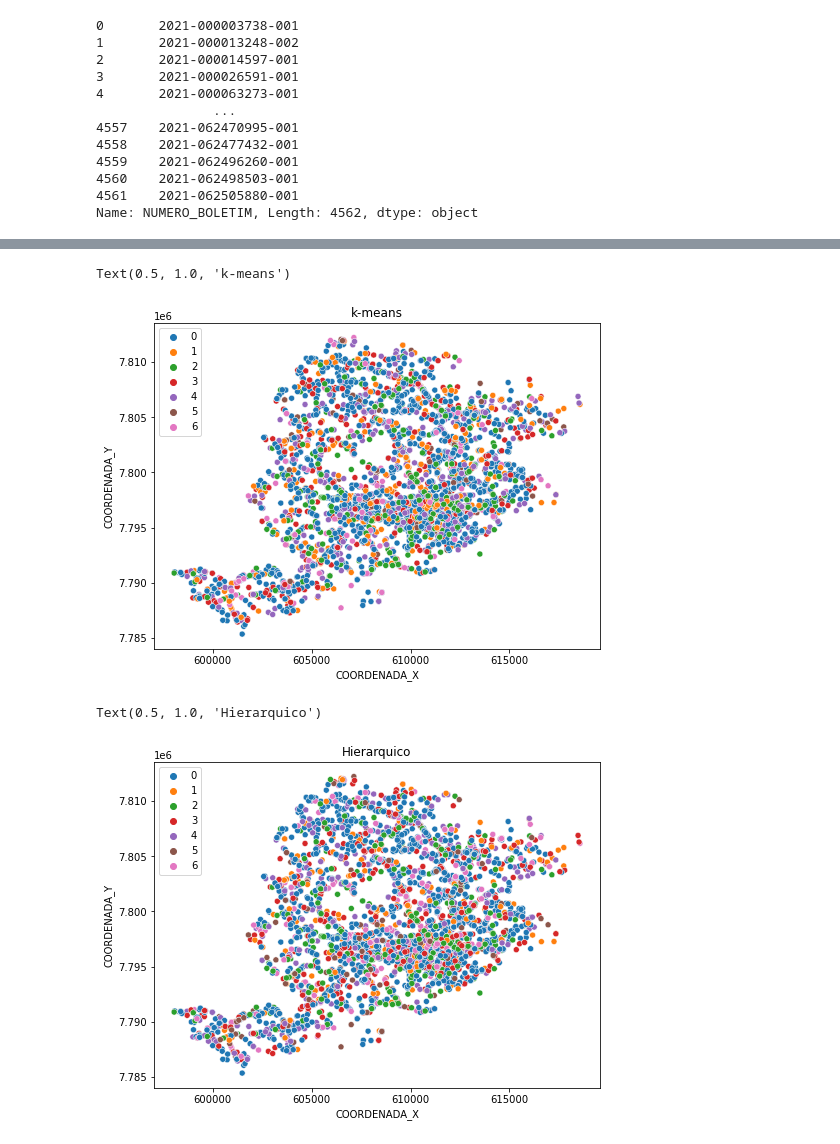
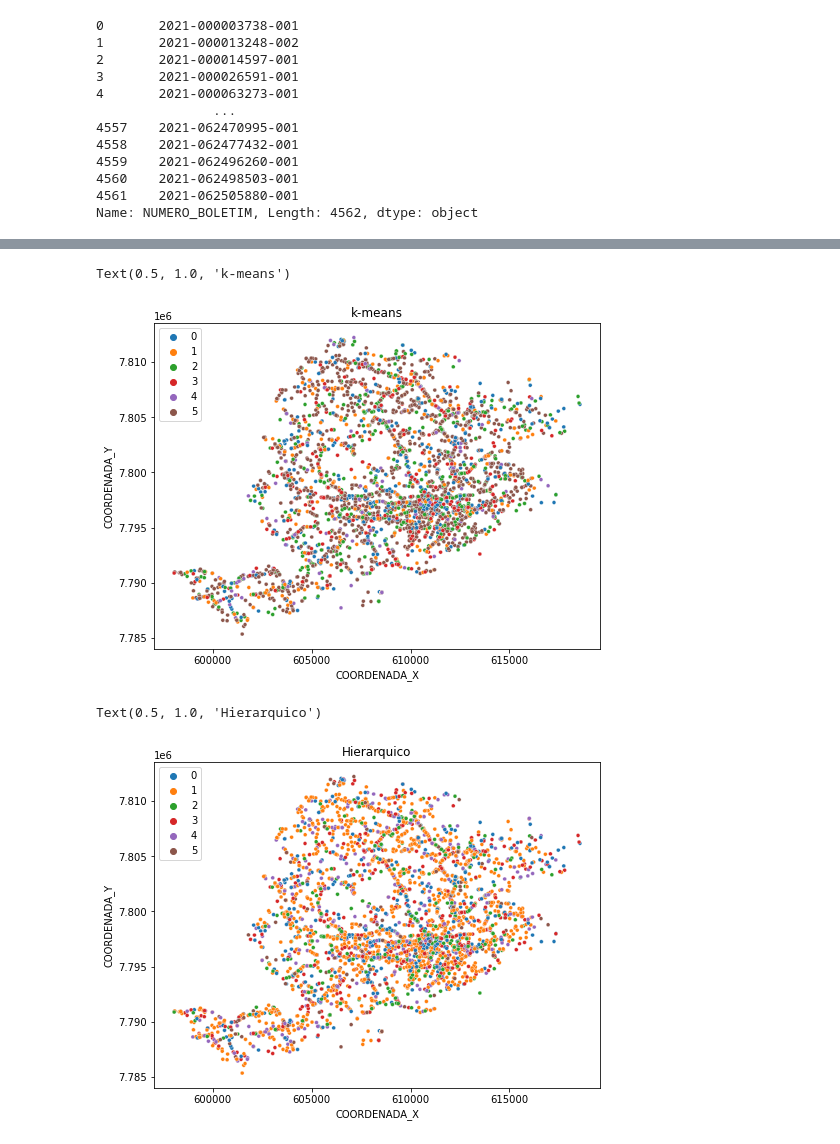
Before and after one commit to yasserbt1/cluster-acidentes-transito-bh, a Jupyter notebook: clusteracidentes.ipynb, the cells around one changed output, grey strips where cells are left out. Drawn from its saved outputs; the diff is of its cells as text; code cells hidden in the pictures.

```diff
--- a/clusteracidentes.ipynb
+++ b/clusteracidentes.ipynb
@@ -1107,7 +1188,7 @@ array = ohe.fit_transform(dff[['DESC_TIPO_ACIDENTE']]).toarray()
 dfbcol1 = ohe.categories_
 dfb1 = pd.DataFrame(array, columns=dfbcol1)
 # %%
-dfb1.columns=['ABALROAMENTOCOMVITIMA', 'ATROPELAMENTODEANIMALCOMVITIMA', 'ATROPELAMENTODEPESSOACOMVITIMAFATAL', 'ATROPELAMENTODEPESSOASEMVITIMAFATAL', 'CAPOTAMENTO/TOMBAMENTOCOMVITIMA', 'CHOQUEMECANICOCOMVITIMA', 'COLISAODEVEICULOSCOMVITIMA', 'OUTROSCOMVITIMA', 'QUEDADEPESSOADEVEICULO', 'QUEDADEVEICULOCOMVITIMA']
+dfb1.columns=['ABALROAMENTOCOMVITIMA', 'ATROPELAMENTODEPESSOASEMVITIMAFATAL', 'ATROPELAMENTODEPESSOASEMVITIMAFATAL', 'CAPOTAMENTO/TOMBAMENTOCOMVITIMA', 'CHOQUEMECANICOCOMVITIMA', 'COLISAODEVEICULOSCOMVITIMA', 'OUTROSCOMVITIMA', 'QUEDADEPESSOADEVEICULO', 'QUEDADEVEICULOCOMVITIMA']
 # %%
 dffinal.DESC_TIPO_ACIDENTE.value_counts()
 # %% [output]
@@ -1195,7 +1275,6 @@ dff.columns=[                        'NUMERO_BOLETIM',
                                    'Embreagues',
                      'ABALROAMENTOCOMVITIMA',
             'ATROPELAMENTODEANIMALCOMVITIMA',
-       'ATROPELAMENTODEPESSOACOMVITIMAFATAL',
        'ATROPELAMENTODEPESSOASEMVITIMAFATAL',
            'CAPOTAMENTO/TOMBAMENTOCOMVITIMA',
                    'CHOQUEMECANICOCOMVITIMA',
@@ -1337,8 +1414,7 @@ Index(['COORDENADA_X', 'COORDENADA_Y', 'HORA', 'd_sem', 'F_cond', 'M_cond',
 dff_scaler = pd.DataFrame(data=minmax, columns=['COORDENADA_X', 'COORDENADA_Y', 'HORA', 'd_sem', 'F_cond', 'M_cond', 'veic1',
        'veic2', 'veic3', 'veic4', 'veic5', 'MORTOS', 'FERIDOS',
        'SEMFERIMENTOS', 'Embreagues', 'ABALROAMENTOCOMVITIMA',
-       'ATROPELAMENTODEANIMALCOMVITIMA', 'ATROPELAMENTODEPESSOACOMVITIMAFATAL',
-       'ATROPELAMENTODEPESSOASEMVITIMAFATAL',
+       'ATROPELAMENTODEANIMALCOMVITIMA', 'ATROPELAMENTODEPESSOASEMVITIMAFATAL',
        'CAPOTAMENTO/TOMBAMENTOCOMVITIMA', 'CHOQUEMECANICOCOMVITIMA',
        'COLISAODEVEICULOSCOMVITIMA', 'OUTROSCOMVITIMA',
        'QUEDADEPESSOADEVEICULO', 'QUEDADEVEICULOCOMVITIMA', 'BOM', 'CHUVA',
@@ -1415,5 +1501,5 @@ plt.show()
 # %%
-kmeans = KMeans(n_clusters=7)
+kmeans = KMeans(n_clusters=6)
 # %%
 kmeans.fit(dff_scaler)
 # %% [output]
@@ -1481,15 +1577,15 @@ df_hierarquico.value_counts()
 Name: cluster_hierarquico, dtype: int64
 # %%
 plt.figure(figsize=(8, 6))
-sns.scatterplot(data=dff, x="COORDENADA_X", y="COORDENADA_Y", hue=kmeans.labels_, palette="tab10")
+sns.scatterplot(data=dff, x="COORDENADA_X", y="COORDENADA_Y", hue=kmeans.labels_, palette="tab10", s=15)
 plt.title("k-means")
 # %% [output]
 Text(0.5, 1.0, 'k-means')
-[figure, old version]
+[figure, new version]
 # %%
 plt.figure(figsize=(8, 6))
-sns.scatterplot(data=dff, x="COORDENADA_X", y="COORDENADA_Y", hue=hierarquico.labels_, palette="tab10")
+sns.scatterplot(data=dff, x="COORDENADA_X", y="COORDENADA_Y", hue=hierarquico.labels_, palette="tab10", s=15)
 plt.title("Hierarquico")
 # %% [output]
 Text(0.5, 1.0, 'Hierarquico')
-[figure, old version]
+[figure, new version]
```
Also changed, not shown: parts of 106 cells of this notebook, 8 other files.
